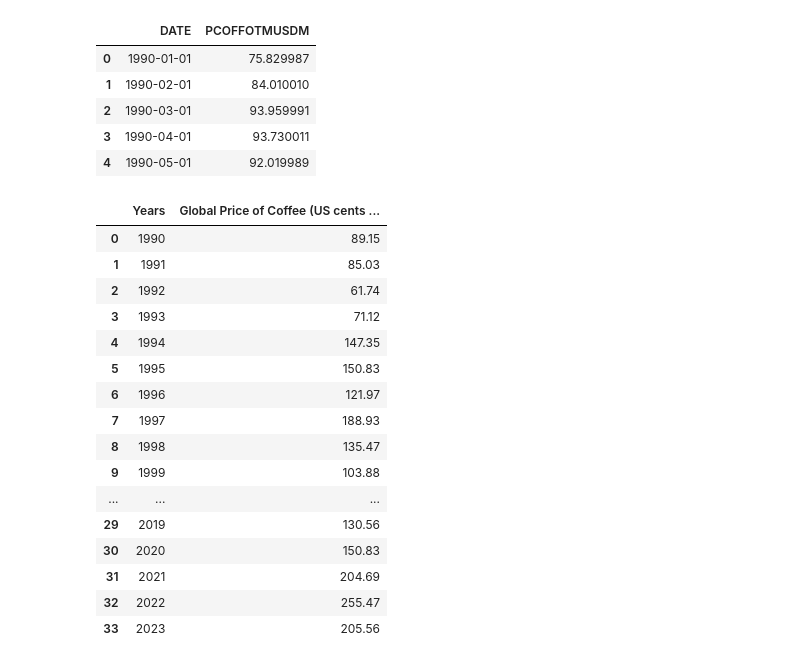
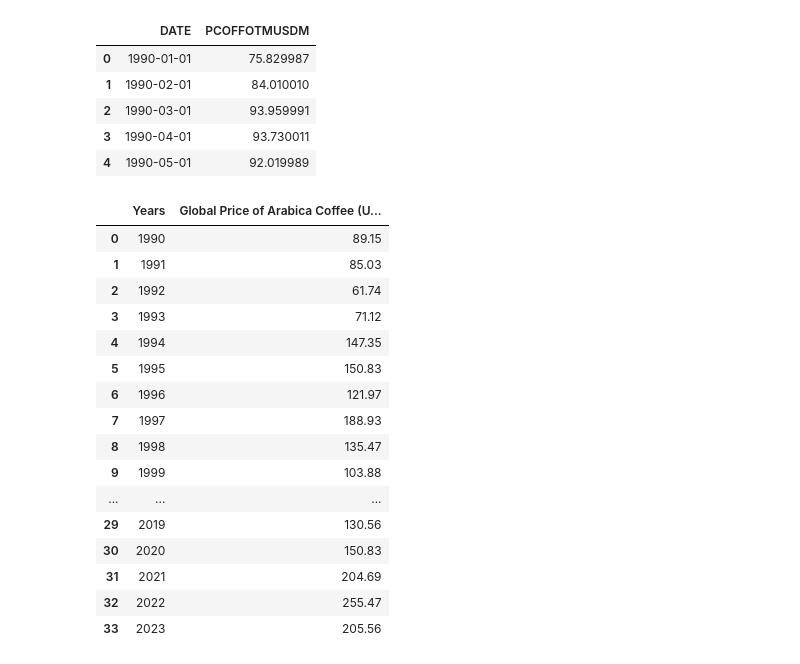
Before and after one commit to AAlbers341/project1_coffee_analysis, a Jupyter notebook: EDA/coffee_prices.ipynb, the cells around one changed output. Drawn from its saved outputs; the diff is of its cells as text; code cells hidden in the pictures.

```diff
--- a/EDA/coffee_prices.ipynb
+++ b/EDA/coffee_prices.ipynb
@@ -13,6 +12,7 @@ warnings.filterwarnings("ignore")
 # %%
-coffee_price = pd.read_csv('../Data/Raw/global_price_of_coffee.csv')
-coffee_price.head()
+coffee_price_arabica = pd.read_csv('../Data/Raw/global_price_of_coffee_arabica.csv')
+
+coffee_price_arabica.head()
 # %% [output]
 |  | DATE | PCOFFOTMUSDM |
 | 0 | 1990-01-01 | 75.829987 |
@@ -22,22 +22,22 @@ coffee_price.head()
 | 4 | 1990-05-01 | 92.019989 |
 # %%
 # Change DATE to datetime dtype
-coffee_price['DATE'] = pd.to_datetime(coffee_price['DATE'])
+coffee_price_arabica['DATE'] = pd.to_datetime(coffee_price_arabica['DATE'])
 # Filter to only the year
-coffee_price['Years'] = coffee_price['DATE'].dt.year
+coffee_price_arabica['Years'] = coffee_price_arabica['DATE'].dt.year
 
 # Groupby Year to average the respective months of coffee prices
-average_price_by_year = coffee_price.groupby('Years')['PCOFFOTMUSDM'].mean().round(2)
+average_price_by_year = coffee_price_arabica.groupby('Years')['PCOFFOTMUSDM'].mean().round(2)
 
 # Reset index
-coffee_prices = average_price_by_year.reset_index()
+coffee_price_arabica = average_price_by_year.reset_index()
 
 # Change name of PCOFFOTMUSDM
-coffee_prices = coffee_prices.rename(columns={'PCOFFOTMUSDM':'Global Price of Coffee (US cents per a lb)'})
+coffee_price_arabica_df = coffee_price_arabica.rename(columns={'PCOFFOTMUSDM':'Global Price of Arabica Coffee (US cents per a lb)'})
 
-coffee_prices
+coffee_price_arabica_df
 # %% [output]
-|  | Years | Global Price of Coffee (US cents ... |
+|  | Years | Global Price of Arabica Coffee (U... |
 | 0 | 1990 | 89.15 |
 | 1 | 1991 | 85.03 |
 | 2 | 1992 | 61.74 |
```
Also changed, not shown: parts of 6 cells of this notebook, 6 other files.
